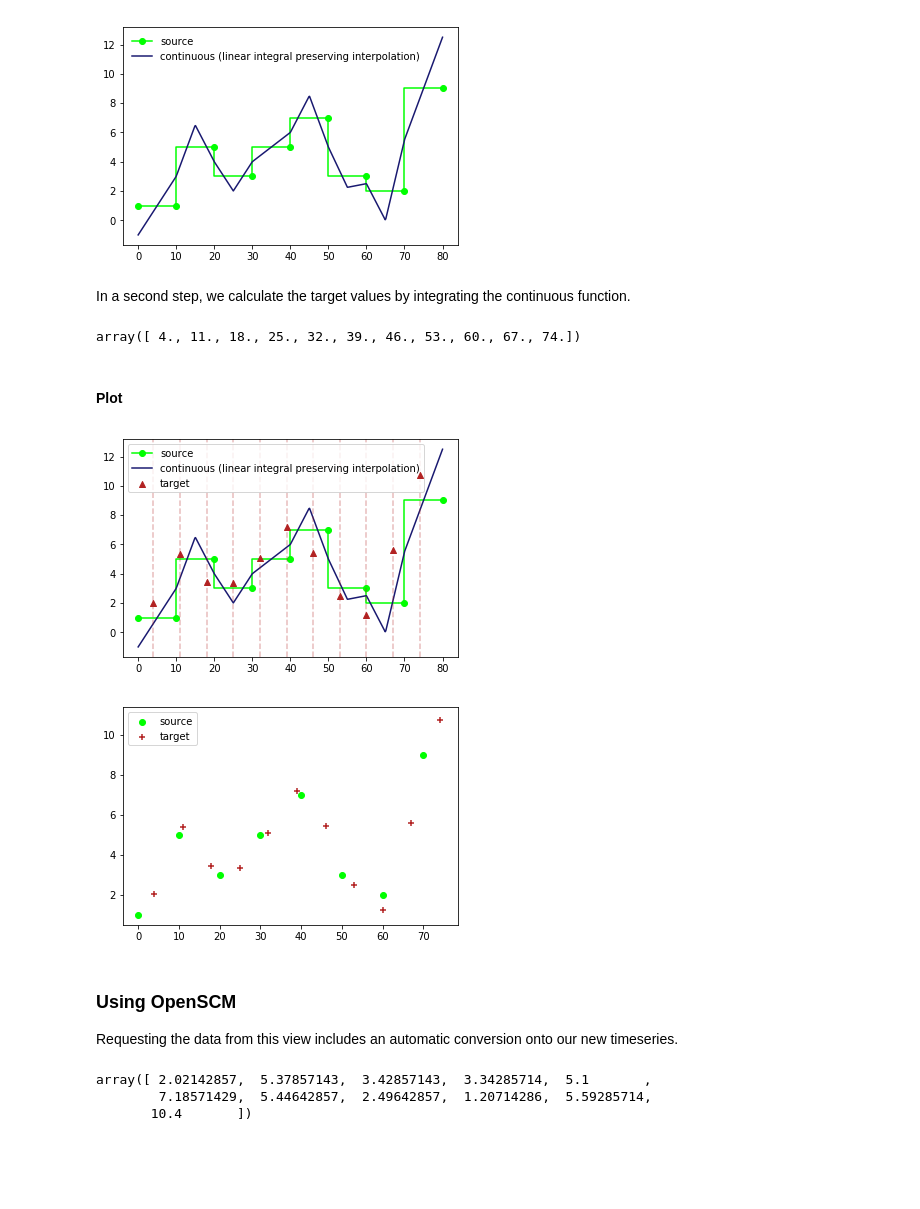
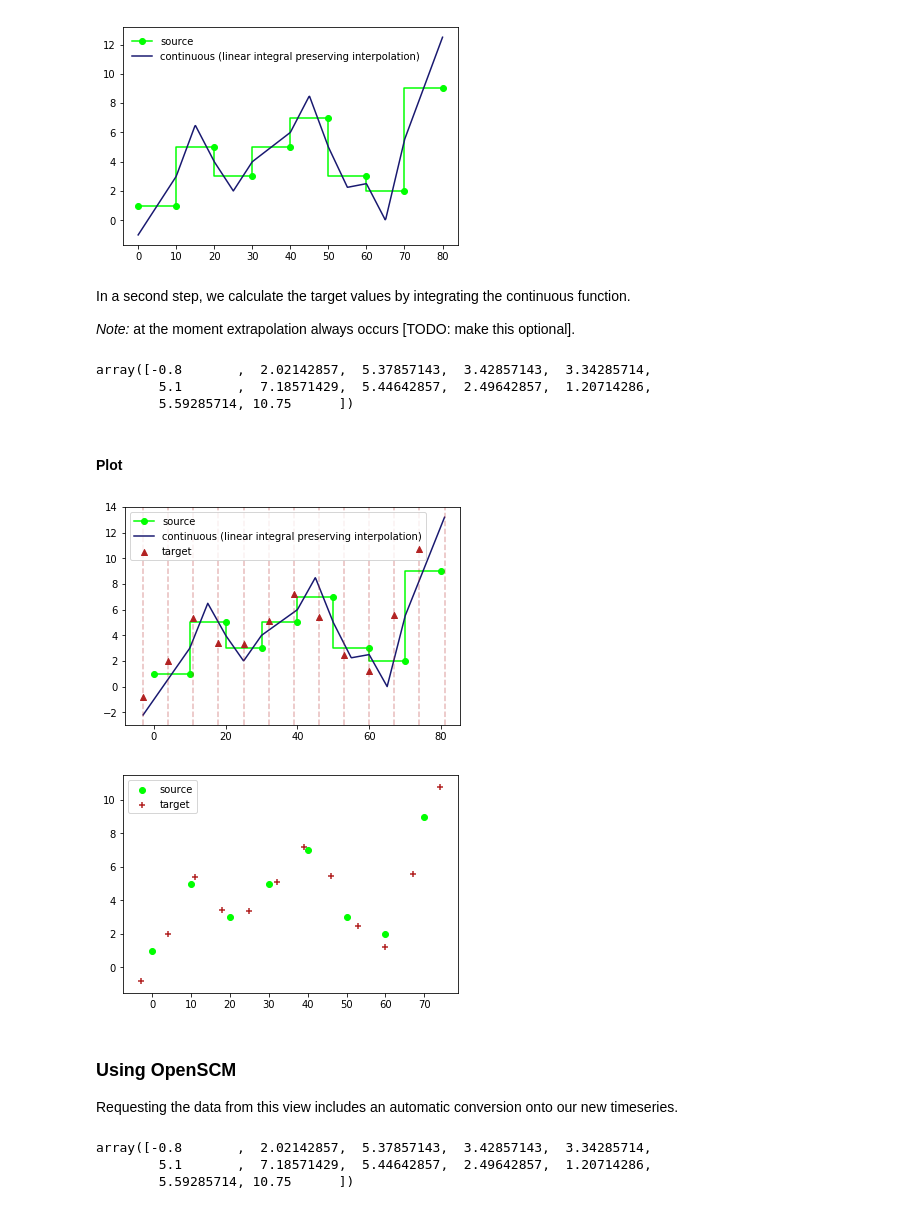
Before and after one commit to openscm/openscm, a Jupyter notebook: notebooks/timeseries.ipynb, the cells around one changed output. Cells and saved outputs as stored; diff of their text form; code cells hidden in the pictures; blank space fills up the shorter version.

```diff
--- a/notebooks/timeseries.ipynb
+++ b/notebooks/timeseries.ipynb
@@ -103,7 +103,7 @@ target_view = paras.get_timeseries_view(
     ("Emissions", "CO2"),
     ("World",),
     "GtC / yr",
-    start_time=4,
+    start_time=-3,
     period_length=target_period_length,
 )
 target_times = target_view._timeseries_converter._target.get_points(
@@ -150,19 +150,26 @@ ax.legend(frameon=False);
 [figure]
 # %% [markdown]
 In a second step, we calculate the target values by integrating the continuous function.
+
+*Note:* at the moment extrapolation always occurs [TODO: make this optional].
 # %%
 target_times = target_view._timeseries_converter._target.get_points(
     len(target_view.get_series())
 )
-interval_times = np.concatenate([target_times, [target_times[-1] + target_period_length]])
+interval_times = np.concatenate([
+    target_times,
+    [target_times[-1] + target_period_length]
+])
 interval_averages = timeseries._calc_interval_averages_from_func(
     continuous,
     interval_times
 )
-# %%
-target_times
-# %% [output]
-array([ 4., 11., 18., 25., 32., 39., 46., 53., 60., 67., 74.])
+# %%
+interval_averages
+# %% [output]
+array([-0.8       ,  2.02142857,  5.37857143,  3.42857143,  3.34285714,
+        5.1       ,  7.18571429,  5.44642857,  2.49642857,  1.20714286,
+        5.59285714, 10.75      ])
 # %% [markdown]
 #### Plot
 # %%
@@ -170,36 +177,37 @@ ax = plt.figure().add_subplot(111)
 plot_timeframe(
     ax,
     source_view.get_series(),
     source_view._timeseries_converter._source,
     label="source",
     marker=MARKER_1,
     color=COLOUR_1,
 )
 plt_times = np.linspace(
-    source_times[0],
-    source_times[-1] + source_period_length,
+    target_times[0],
+    target_times[-1] + target_period_length,
     500
 )
 ax.plot(
     plt_times,
     continuous(plt_times),
     label="continuous (linear integral preserving interpolation)",
     marker=None,
     color=COLOUR_2,
 )
 ax.scatter(
     target_times,
     interval_averages,
     color=COLOUR_3,
     marker=MARKER_2,
     zorder=10,
     label="target"
 )
 for x in target_times:
     ax.axvline(x=x, color=COLOUR_3, alpha=0.3, ls="--")
+ax.axvline(x=x + target_period_length, color=COLOUR_3, alpha=0.3, ls="--")
 ax.legend();
 # %% [output]
-[figure, old version]
+[figure, new version]
 # %%
 ax = plt.figure().add_subplot(111)
 ax.scatter(
@@ -218,7 +226,7 @@ ax.scatter(
 )
 ax.legend();
 # %% [output]
-[figure, old version]
+[figure, new version]
 # %% [markdown]
 ### Using OpenSCM
 
@@ -226,9 +234,9 @@ Requesting the data from this view includes an automatic conversion onto our new
 # %%
 target_view.get_series()
 # %% [output]
-array([ 2.02142857,  5.37857143,  3.42857143,  3.34285714,  5.1       ,
-        7.18571429,  5.44642857,  2.49642857,  1.20714286,  5.59285714,
-       10.4       ])
+array([-0.8       ,  2.02142857,  5.37857143,  3.42857143,  3.34285714,
+        5.1       ,  7.18571429,  5.44642857,  2.49642857,  1.20714286,
+        5.59285714, 10.75      ])
 # %%
 ax = plt.figure().add_subplot(111)
 ax.scatter(
```
Also changed, not shown: parts of 2 cells of this notebook, 3 other files.
